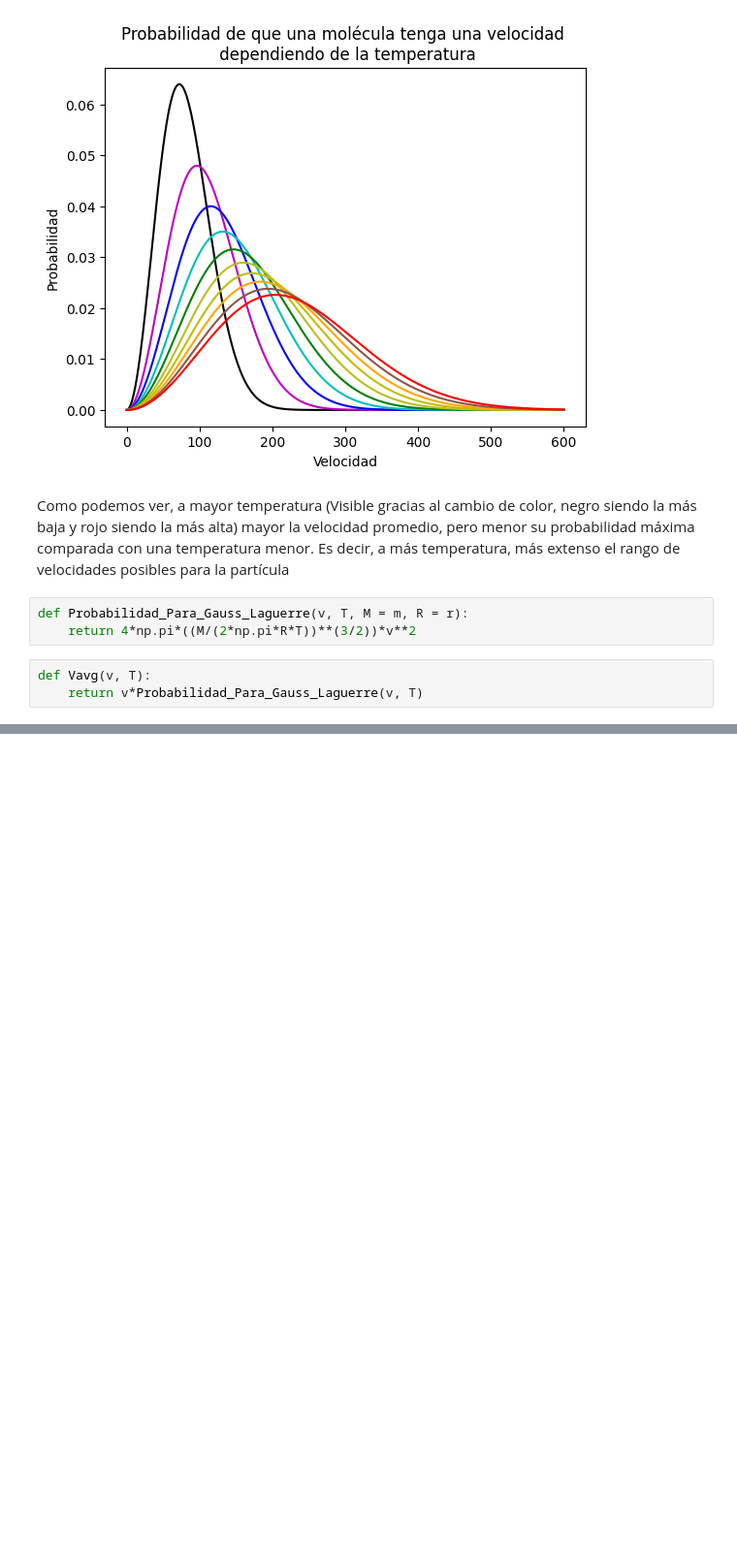
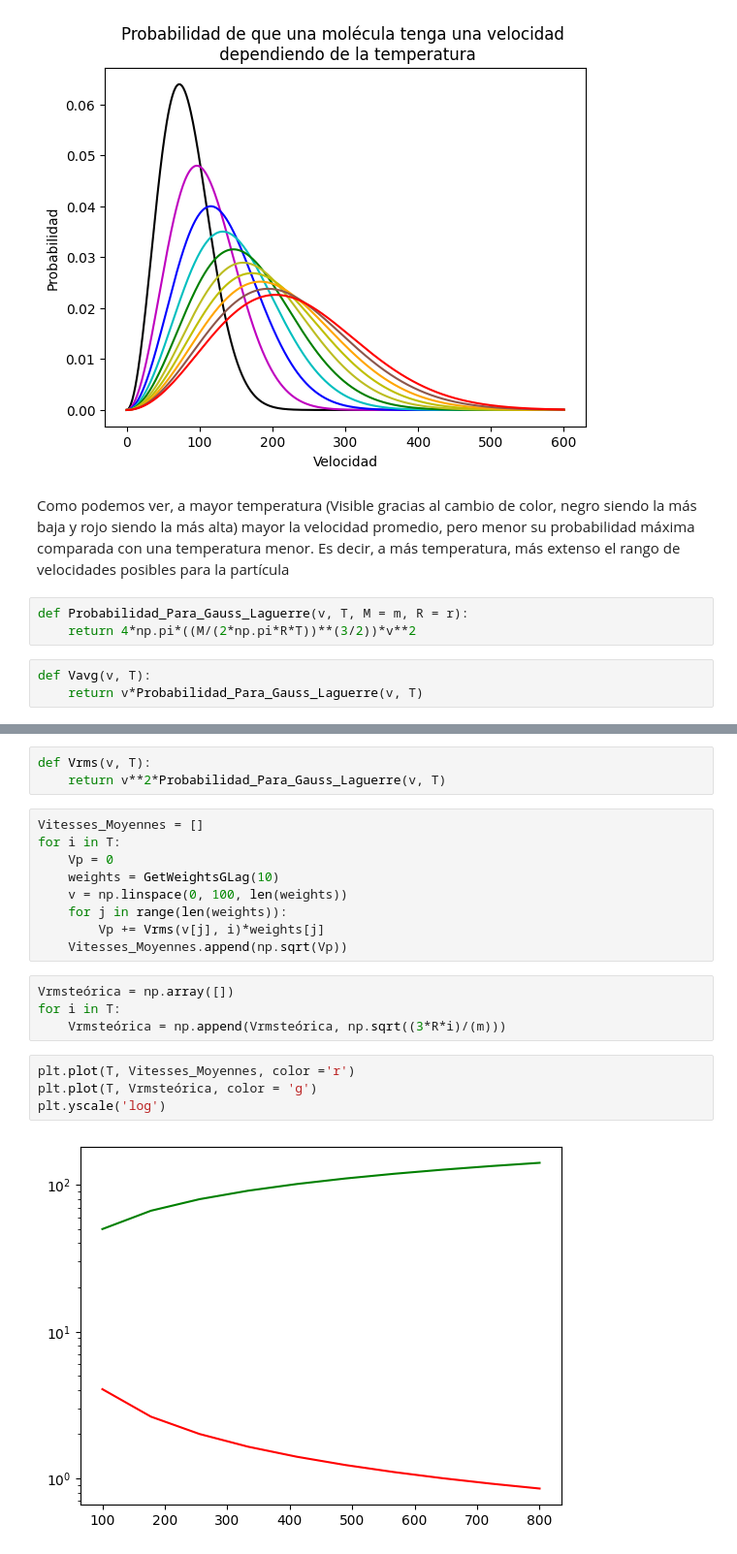
Before and after one commit to Metodos1-BrunoAbello-ManuelBecerra/FISI2526-MetCompCompl-202320-Abello-Becerra, a Jupyter notebook: Taller_2/punto_3_taller_2.ipynb, the cells around one changed output, grey strips where cells are left out. Shown at 97% size. Drawn from its saved outputs; the diff is of its cells as text; blank space fills up the shorter version.

```diff
--- a/Taller_2/punto_3_taller_2.ipynb
+++ b/Taller_2/punto_3_taller_2.ipynb
@@ -222,0 +217,22 @@ array([5.21755611e-01, 3.98666811e-01, 7.59424497e-02, 3.61175868e-03,
+# %%
+def Vrms(v, T):
+    return v**2*Probabilidad_Para_Gauss_Laguerre(v, T)
+# %%
+Vitesses_Moyennes = []
+for i in T:
+    Vp = 0
+    weights = GetWeightsGLag(10)
+    v = np.linspace(0, 100, len(weights))
+    for j in range(len(weights)):
+        Vp += Vrms(v[j], i)*weights[j]
+    Vitesses_Moyennes.append(np.sqrt(Vp))
+# %%
+Vrmsteórica = np.array([])
+for i in T:
+    Vrmsteórica = np.append(Vrmsteórica, np.sqrt((3*R*i)/(m)))
+# %%
+plt.plot(T, Vitesses_Moyennes, color ='r')
+plt.plot(T, Vrmsteórica, color = 'g')
+plt.yscale('log')
+# %% [output]
+[figure, added]
```
Also changed, not shown: parts of 4 cells of this notebook.
